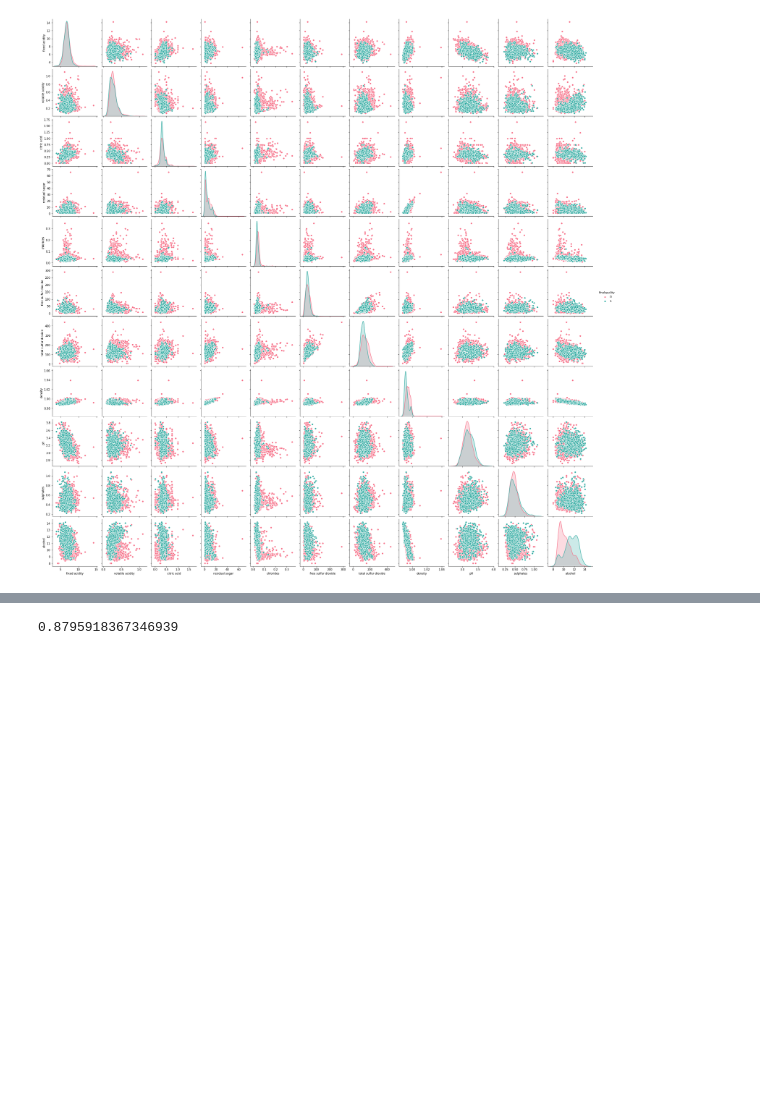
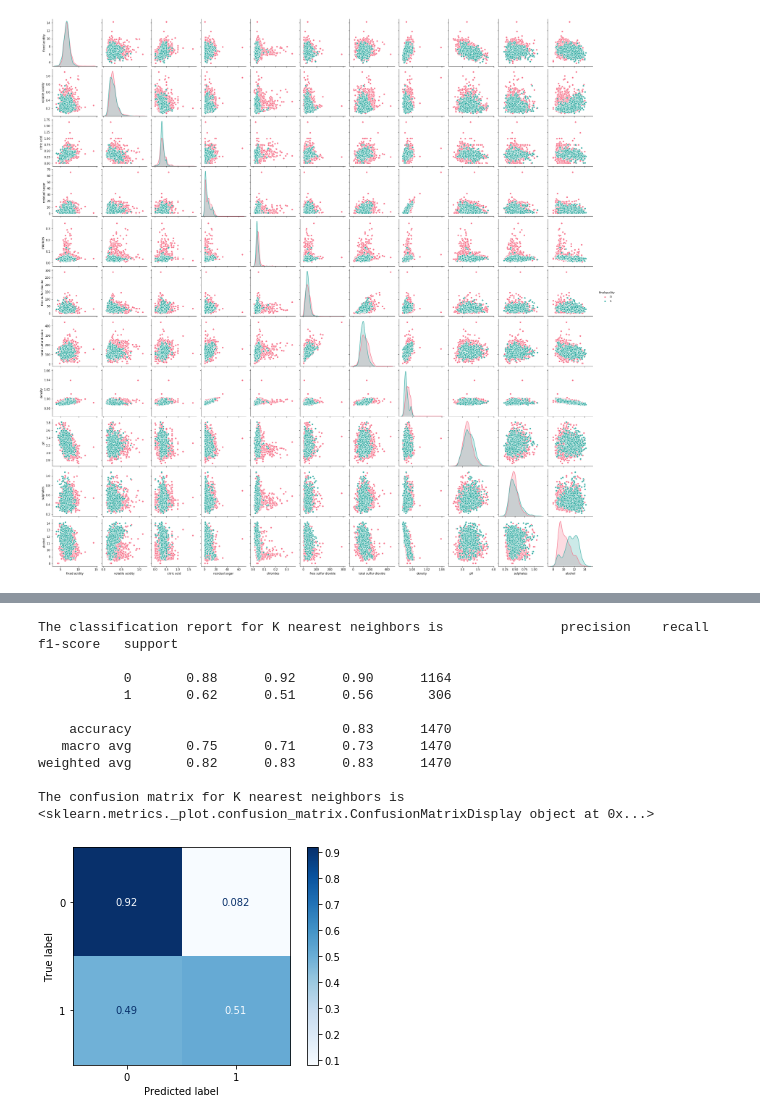
Before and after one commit to vardhanselvaraj/wine-quality, a Jupyter notebook: Wine quality - White Wine.ipynb, the cells around one changed output, grey strips where cells are left out. Cells and saved outputs as stored; diff of their text form; code cells hidden in the pictures; blank space fills up the shorter version.

```diff
--- a/Wine quality - White Wine.ipynb
+++ b/Wine quality - White Wine.ipynb
@@ -149,4 +142,18 @@ weighted avg       0.87      0.88      0.87      1470
-# %%
-m2.score(xtest, ytest)
-# %% [output]
-0.8795918367346939
+# %%
+from sklearn.neighbors import KNeighborsClassifier
+knc = KNeighborsClassifier()
+knc.fit(xtrain, ytrain)
+print('The classification report for K nearest neighbors is', classification_report(ytest, knc.predict(xtest)))
+print('The confusion matrix for K nearest neighbors is', plot_confusion_matrix(knc, xtest, ytest, cmap = 'Blues', normalize = 'true'))
+# %% [output]
+The classification report for K nearest neighbors is               precision    recall  f1-score   support
+
+           0       0.88      0.92      0.90      1164
+           1       0.62      0.51      0.56       306
+
+    accuracy                           0.83      1470
+   macro avg       0.75      0.71      0.73      1470
+weighted avg       0.82      0.83      0.83      1470
+
+The confusion matrix for K nearest neighbors is <sklearn.metrics._plot.confusion_matrix.ConfusionMatrixDisplay object at 0x...>
+[figure, added]
```
Also changed, not shown: parts of 8 cells of this notebook.
